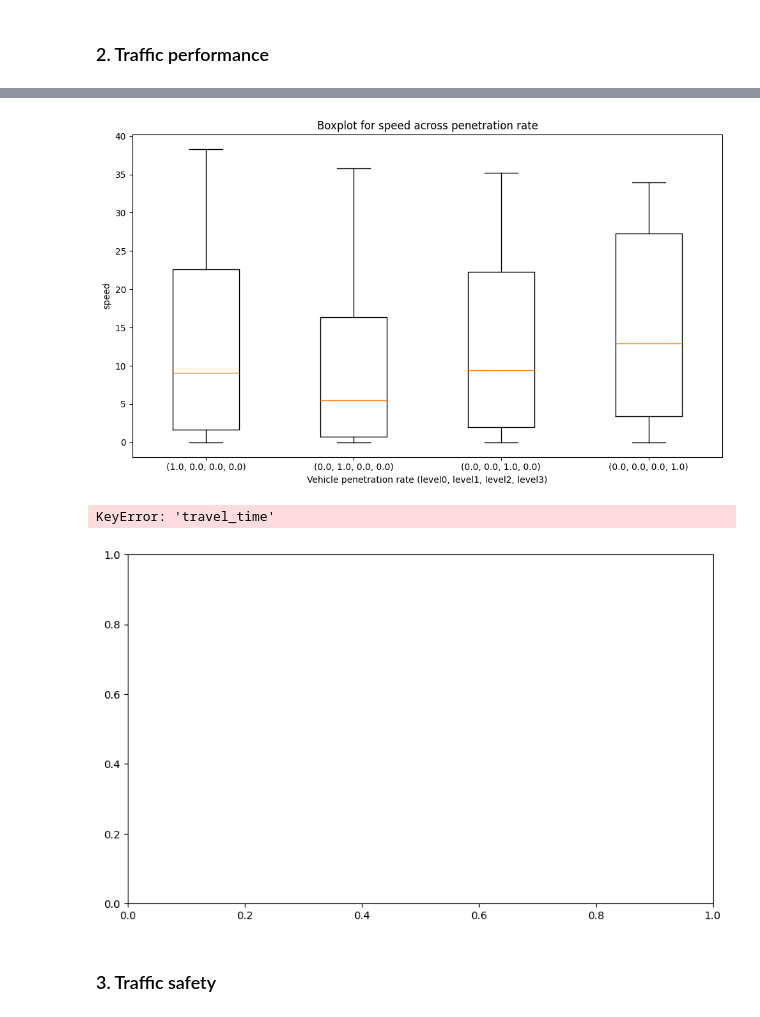
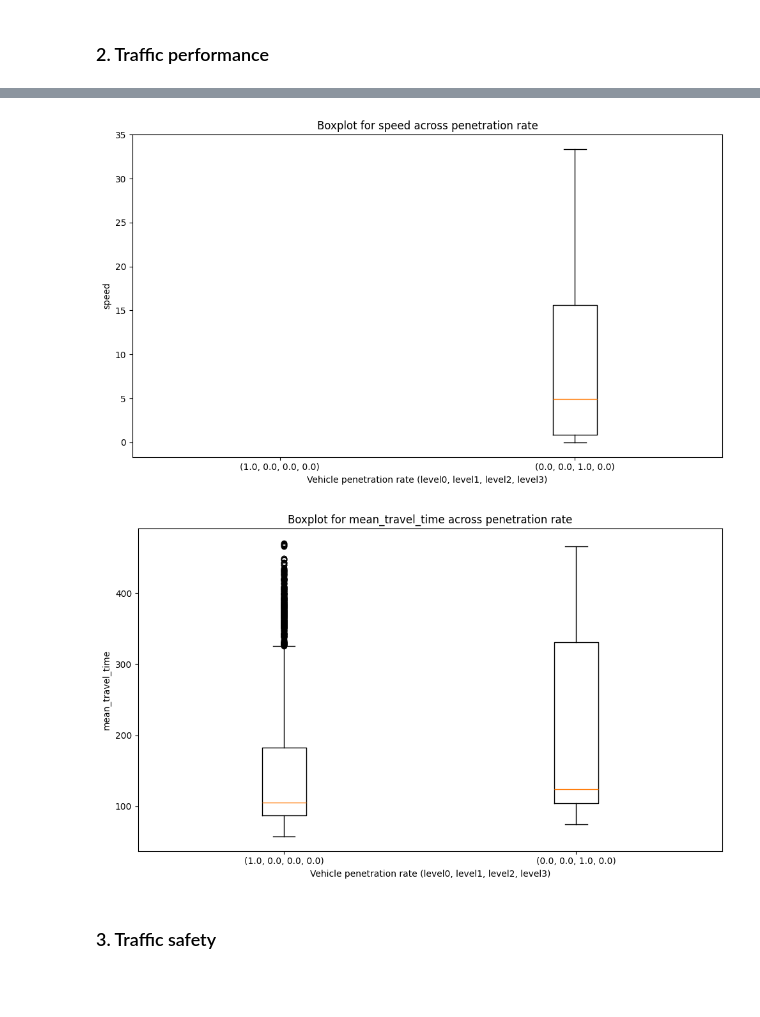
Before and after one commit to J-Poland/GraduationOTS, a Jupyter notebook: thesis_experiments/notebooks/analyse_results_v1.ipynb, the cells around one changed output, grey strips where cells are left out. Cells and saved outputs as stored; diff of their text form; code cells hidden in the pictures; blank space fills up the shorter version.

```diff
--- a/thesis_experiments/notebooks/analyse_results_v1.ipynb
+++ b/thesis_experiments/notebooks/analyse_results_v1.ipynb
@@ -17,10 +17,12 @@ import matplotlib.pyplot as plt
 from IPython.display import display
 # %%
 # simulation output folder
-experiment_name = 'full_level_runs_1'
+# experiment_name = 'full_level_runs_1'
+experiment_name = 'full_level_runs_4'
 
 # load Java simulation data
-experiment_folder = fr'C:\Users\jesse\Documents\Java\TrafficSimulation-workspace\traffic-sim\src\main\resources\{experiment_name}'
+# experiment_folder = fr'C:\Users\jesse\Documents\Java\TrafficSimulation-workspace\traffic-sim\src\main\resources\{experiment_name}'
+experiment_folder = fr'C:\Users\jesse\Documents\EPA_TUDelft\MasterThesis\thesis_experiments\SIMLAB-BOTLEK\{experiment_name}'
 
 # available files
 input_values = 'inputValues.csv'
@@ -122,6 +163,9 @@ def load_sequence_data(folder1, folder2, file, input_file):
 # get mean data
 df_single = load_single_data(experiment_folder, seed_folders, single_output, input_values)
 
+# get intermediate data
+df_intermediate = load_intermediate_data(experiment_folder, seed_folders, intermediate_output, input_values)
+
 # get sequence data
-df_sequence = pd.read_parquet('sequence_data_temp.parquet', engine='pyarrow')
+df_sequence = pd.read_parquet('sequence_data_temp2.parquet', engine='pyarrow')
 # df_sequence = load_sequence_data(experiment_folder, seed_folders, sequence_output, input_values)
@@ -238,42 +264,45 @@ def compare_speed_values(df):
 # compare values
 compare_speed_values(df_sequence)
 # %% [output]
-[figure, old version]
+[figure, new version]
 # %%
 # function to compare mean values
 def compare_travel_time_values(df):
+    # we only need travel time, and this column has NaN values because there are less vehicles
+    # in a simulation than time steps. Time steps and travel time is not linked
+    df = df.dropna()
+
     # group by vehicle penetration rate
     grouped_df = df.groupby(['level0_fraction', 'level1_fraction', 'level2_fraction', 'level3_fraction'])
     group_order = sorted(grouped_df.groups.keys(), key=lambda x: (x[0], x[1], x[2], x[3]), reverse=True)
 
     # show boxplots for speed
-    variables = ['travel_time',]
+    variables = ['mean_travel_time',]
     for variable in variables:
         fig, ax = plt.subplots(figsize=(10, 6))
         box_data = []
         box_labels = []
 
         # loop through each group and collect data for the current variable
         for name in group_order:
             group = grouped_df.get_group(name)
             box_data.append(group[variable].values)
             box_labels.append(f'{name}')
 
         # create boxplot
         ax.boxplot(box_data, tick_labels=box_labels)
         ax.set_title(f'Boxplot for {variable} across penetration rate')
         ax.set_xlabel('Vehicle penetration rate (level0, level1, level2, level3)')
         ax.set_ylabel(variable)
 
         # display boxplot
         plt.tight_layout()
         plt.show()
 
 # compare values
-compare_travel_time_values(df_sequence)
+compare_travel_time_values(df_intermediate)
 # %% [output]
-KeyError: 'travel_time'
-[figure, old version]
+[figure, new version]
 # %% [markdown]
 ### 3. Traffic safety
 # %%
```
Also changed, not shown: parts of 7 cells of this notebook, 1 other file.
